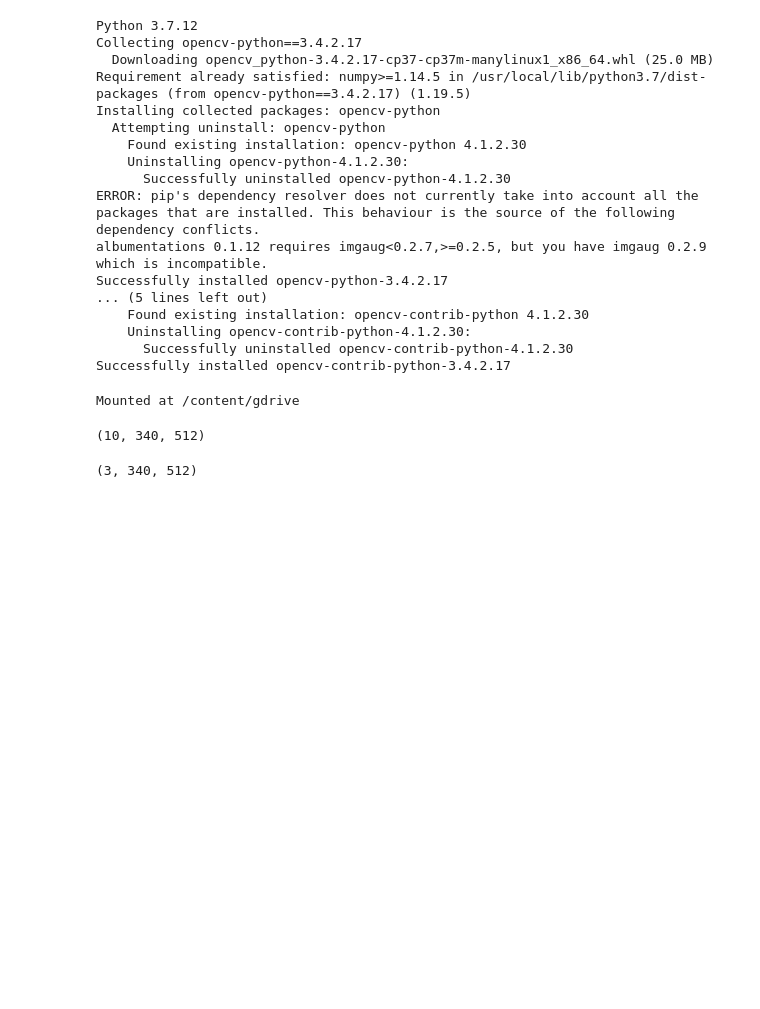
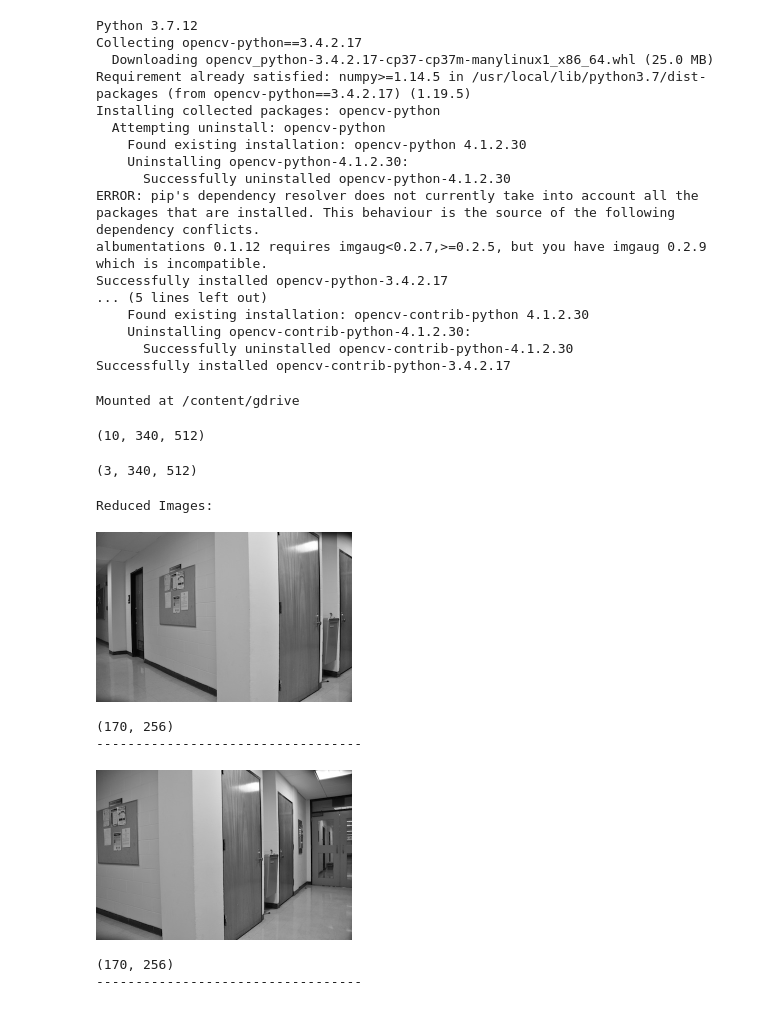
Before and after one commit to scheung97/EECE5639_ComputerVision, a Jupyter notebook: p2.ipynb, the cells around one changed output. Saved outputs shown, nothing was run; the diff lists cells and outputs as text; code cells hidden in the pictures; blank space fills up the shorter version.

```diff
--- a/p2.ipynb
+++ b/p2.ipynb
@@ -91,30 +91,40 @@ print(hallway_images.shape)
 # %%
 # i. Read in two images. (Note: if the images are large, you may want to reduce
 # their size to keep running time reasonable! Document in your report the scale
 # factor you used.)
 
 use_hall = True
 #use_hall = False
 if use_hall:
     img1, img2 = np.random.default_rng().choice(hallway_images, 2, replace=False)
 else:
     img1, img2 = np.random.default_rng().choice(office_images, 2, replace=False)
 
 #print('Original Images:')
 #cv2_imshow(img1)
 #print('--------------------------------------------------------------')
 #cv2_imshow(img2)
 #print('--------------------------------------------------------------')
 
 scale = 0.5
-r_img1 = cv2.resize(img1, (0,0), fx=scale, fy=scale)
-r_img2 = cv2.resize(img2, (0,0), fx=scale, fy=scale)
+r_img1 = cv2.resize(img1, None, fx=scale, fy=scale, interpolation=cv2.INTER_LINEAR)
+r_img2 = cv2.resize(img2, None, fx=scale, fy=scale, interpolation=cv2.INTER_LINEAR)
 
 print('Reduced Images:')
 cv2_imshow(r_img1)
+print(r_img1.shape)
 print('----------------------------------')
 cv2_imshow(r_img2)
+print(r_img2.shape)
 print('----------------------------------')
+# %% [output]
+Reduced Images:
+[figure, added]
+(170, 256)
+----------------------------------
+[figure, added]
+(170, 256)
+----------------------------------
 # %%
 # ii. Apply Harris corner detector to both images: compute Harris R function
 # over the image, and then do non-maximum suppression to get a sparse set of
```
Also changed, not shown: parts of 4 cells of this notebook.
